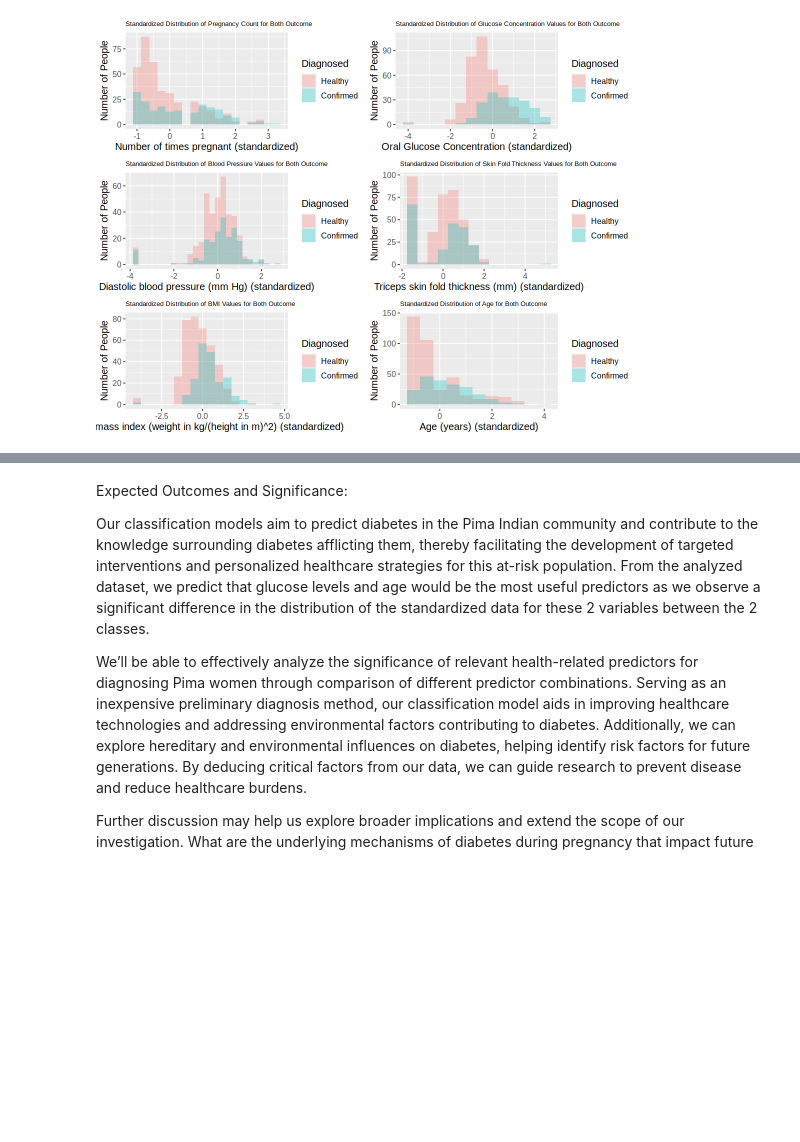
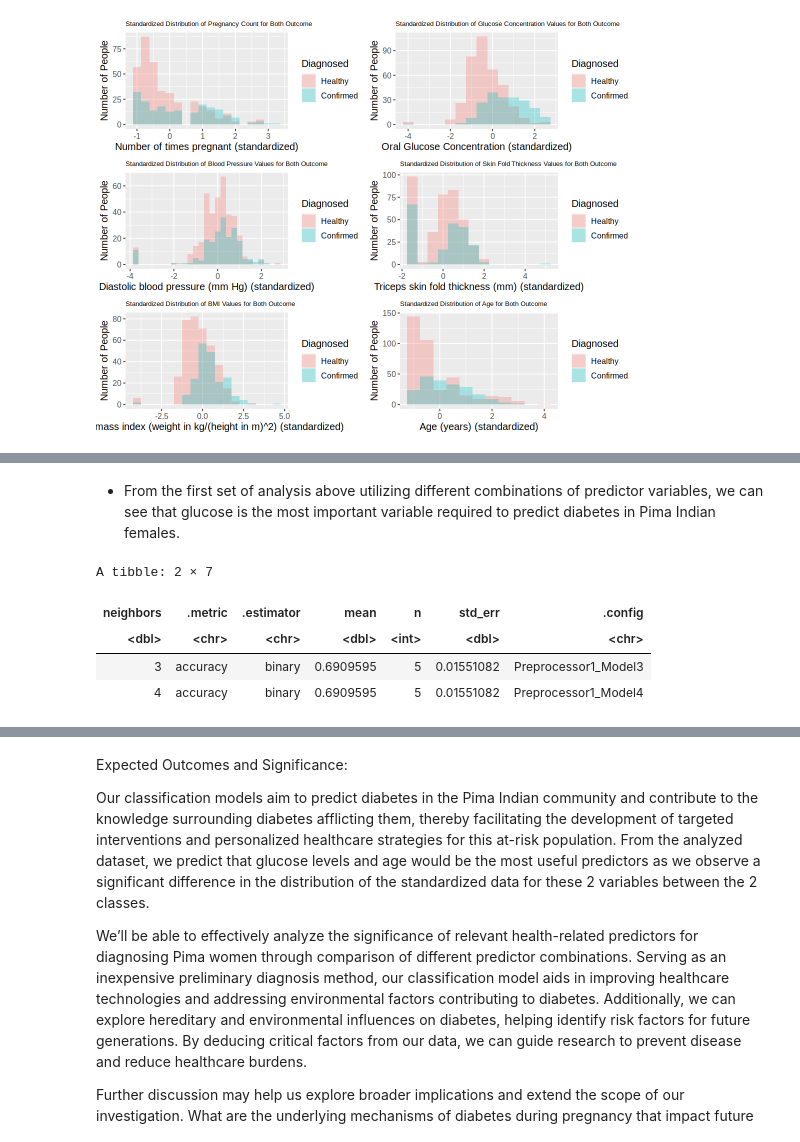
Before and after one commit to Nadav-Seg/dsci-100-2023w1-group-26, a Jupyter notebook: Group 26 - Group Project Proposal.ipynb, the cells around one changed output, grey strips where cells are left out. Cells and saved outputs as stored; diff of their text form; code cells hidden in the pictures; blank space fills up the shorter version.

Commit message:
Started KNN analysis with some combinations of varibales

```diff
--- a/Group 26 - Group Project Proposal.ipynb
+++ b/Group 26 - Group Project Proposal.ipynb
@@ -258,0 +391,25 @@ A tibble: 6 × 7
+# %% [markdown]
+- From the first set of analysis above utilizing different combinations of predictor variables, we can see that glucose is the most important variable required to predict diabetes in Pima Indian females.
+# %%
+#Sixth: Using "pregnancies", "bmi", "age" as Predictor Variables Selected
+
+diabetes_recipe_preg_bmi_age <- recipe(outcome ~ pregnancies + bmi + age , diabetes_training) |>
+                    step_scale(all_predictors()) |>
+                    step_center(all_predictors())
+
+diabetes_results_preg_bmi_age <- workflow() |>
+                        add_recipe(diabetes_recipe_preg_bmi_age) |>
+                        add_model(diabetes_spec) |>
+                        tune_grid(resamples = diabetes_vfold, grid = k_vals)|>
+                        collect_metrics() |>
+                        filter(.metric == "accuracy")
+
+best_result_preg_bmi_age <- diabetes_results_preg_bmi_age |> slice_max(mean, n = 1)
+
+best_result_preg_bmi_age
+# %% [output]
+A tibble: 2 × 7
+| neighbors | .metric | .estimator | mean | n | std_err | .config |
+| <dbl> | <chr> | <chr> | <dbl> | <int> | <dbl> | <chr> |
+| 3 | accuracy | binary | 0.6909595 | 5 | 0.01551082 | Preprocessor1_Model3 |
+| 4 | accuracy | binary | 0.6909595 | 5 | 0.01551082 | Preprocessor1_Model4 |
```
Also changed, not shown: parts of 10 cells of this notebook.
